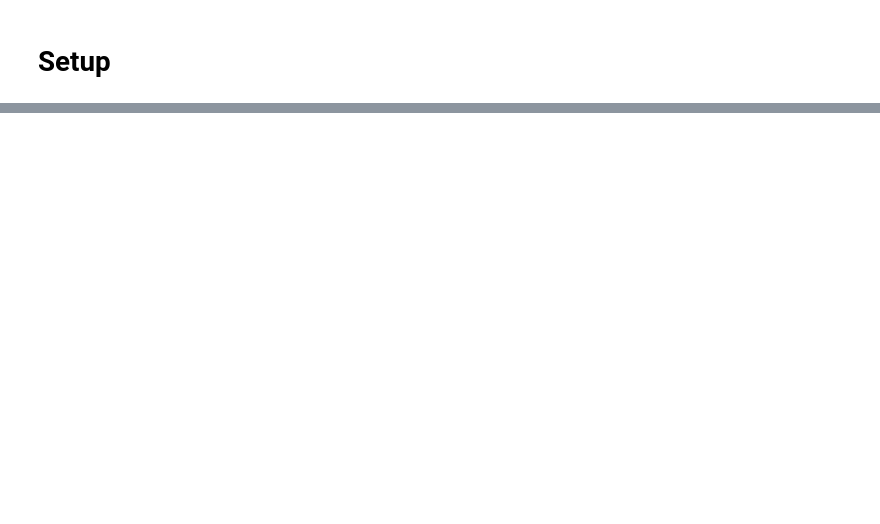
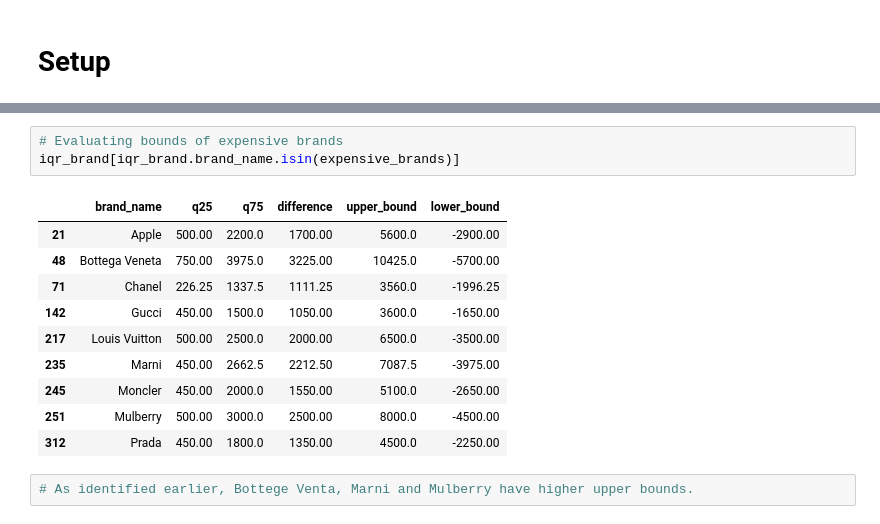
Before and after one commit to RasKrebs/pricing_wizards, a Jupyter notebook: notebooks/OutlierDetection.ipynb, the cells around one changed output, grey strips where cells are left out. Drawn from its saved outputs; the diff is of its cells as text; blank space fills up the shorter version.

```diff
--- a/notebooks/OutlierDetection.ipynb
+++ b/notebooks/OutlierDetection.ipynb
@@ -239,0 +186,16 @@ Name: viewed_count, dtype: int64
+# %%
+# Evaluating bounds of expensive brands
+iqr_brand[iqr_brand.brand_name.isin(expensive_brands)]
+# %% [output]
+|  | brand_name | q25 | q75 | difference | upper_bound | lower_bound |
+| 21 | Apple | 500.00 | 2200.0 | 1700.00 | 5600.0 | -2900.00 |
+| 48 | Bottega Veneta | 750.00 | 3975.0 | 3225.00 | 10425.0 | -5700.00 |
+| 71 | Chanel | 226.25 | 1337.5 | 1111.25 | 3560.0 | -1996.25 |
+| 142 | Gucci | 450.00 | 1500.0 | 1050.00 | 3600.0 | -1650.00 |
+| 217 | Louis Vuitton | 500.00 | 2500.0 | 2000.00 | 6500.0 | -3500.00 |
+| 235 | Marni | 450.00 | 2662.5 | 2212.50 | 7087.5 | -3975.00 |
+| 245 | Moncler | 450.00 | 2000.0 | 1550.00 | 5100.0 | -2650.00 |
+| 251 | Mulberry | 500.00 | 3000.0 | 2500.00 | 8000.0 | -4500.00 |
+| 312 | Prada | 450.00 | 1800.0 | 1350.00 | 4500.0 | -2250.00 |
+# %%
+# As identified earlier, Bottege Venta, Marni and Mulberry have higher upper bounds.
```
Also changed, not shown: parts of 60 cells of this notebook, 1 other file.
